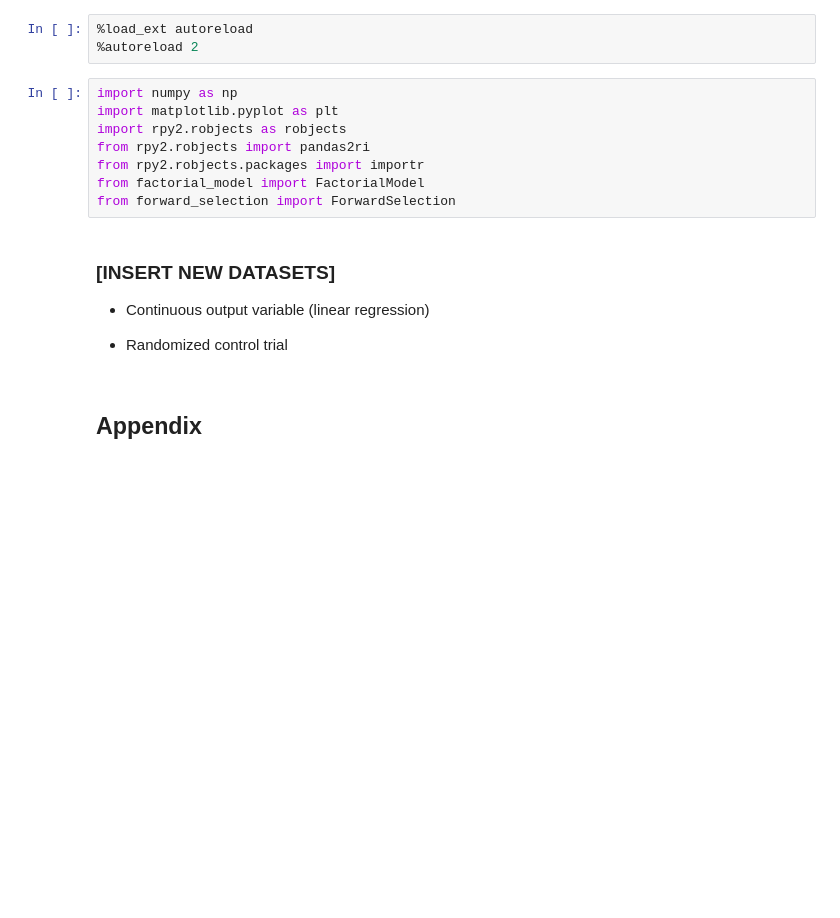
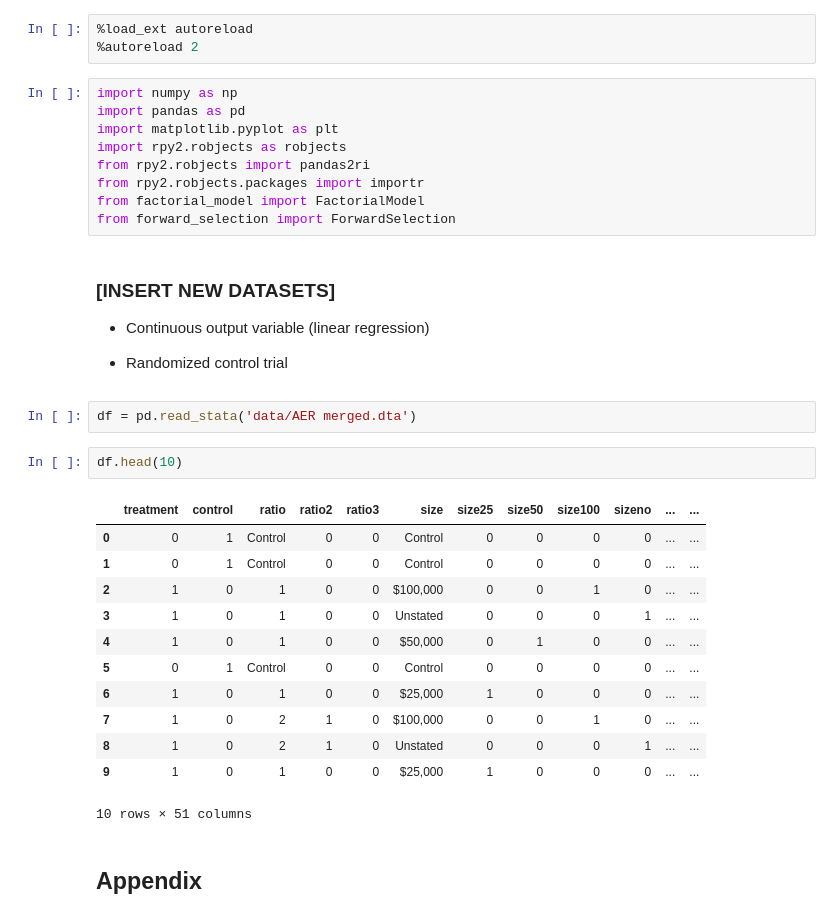
Before and after one commit to qc2321/causal-factorial, a Jupyter notebook: lasso_factorial_selection/real_world.ipynb, the cells around one changed output. Drawn from its saved outputs; the diff is of its cells as text; blank space fills up the shorter version.

```diff
--- a/lasso_factorial_selection/real_world.ipynb
+++ b/lasso_factorial_selection/real_world.ipynb
@@ -5,6 +5,7 @@
 %autoreload 2
 # %%
 import numpy as np
+import pandas as pd
 import matplotlib.pyplot as plt
 import rpy2.robjects as robjects
 from rpy2.robjects import pandas2ri
@@ -17,6 +18,23 @@ from forward_selection import ForwardSelection
 - Continuous output variable (linear regression)
 
 - Randomized control trial
+# %%
+df = pd.read_stata('data/AER merged.dta')
+# %%
+df.head(10)
+# %% [output]
+|  | treatment | control | ratio | ratio2 | ratio3 | size | size25 | size50 | size100 | sizeno | ... | ... |
+| 0 | 0 | 1 | Control | 0 | 0 | Control | 0 | 0 | 0 | 0 | ... | ... |
+| 1 | 0 | 1 | Control | 0 | 0 | Control | 0 | 0 | 0 | 0 | ... | ... |
+| 2 | 1 | 0 | 1 | 0 | 0 | $100,000 | 0 | 0 | 1 | 0 | ... | ... |
+| 3 | 1 | 0 | 1 | 0 | 0 | Unstated | 0 | 0 | 0 | 1 | ... | ... |
+| 4 | 1 | 0 | 1 | 0 | 0 | $50,000 | 0 | 1 | 0 | 0 | ... | ... |
+| 5 | 0 | 1 | Control | 0 | 0 | Control | 0 | 0 | 0 | 0 | ... | ... |
+| 6 | 1 | 0 | 1 | 0 | 0 | $25,000 | 1 | 0 | 0 | 0 | ... | ... |
+| 7 | 1 | 0 | 2 | 1 | 0 | $100,000 | 0 | 0 | 1 | 0 | ... | ... |
+| 8 | 1 | 0 | 2 | 1 | 0 | Unstated | 0 | 0 | 0 | 1 | ... | ... |
+| 9 | 1 | 0 | 1 | 0 | 0 | $25,000 | 1 | 0 | 0 | 0 | ... | ... |
+10 rows × 51 columns
 # %% [markdown]
 ## Appendix
 # %% [markdown]
```
Also changed, not shown: 6 other files.
